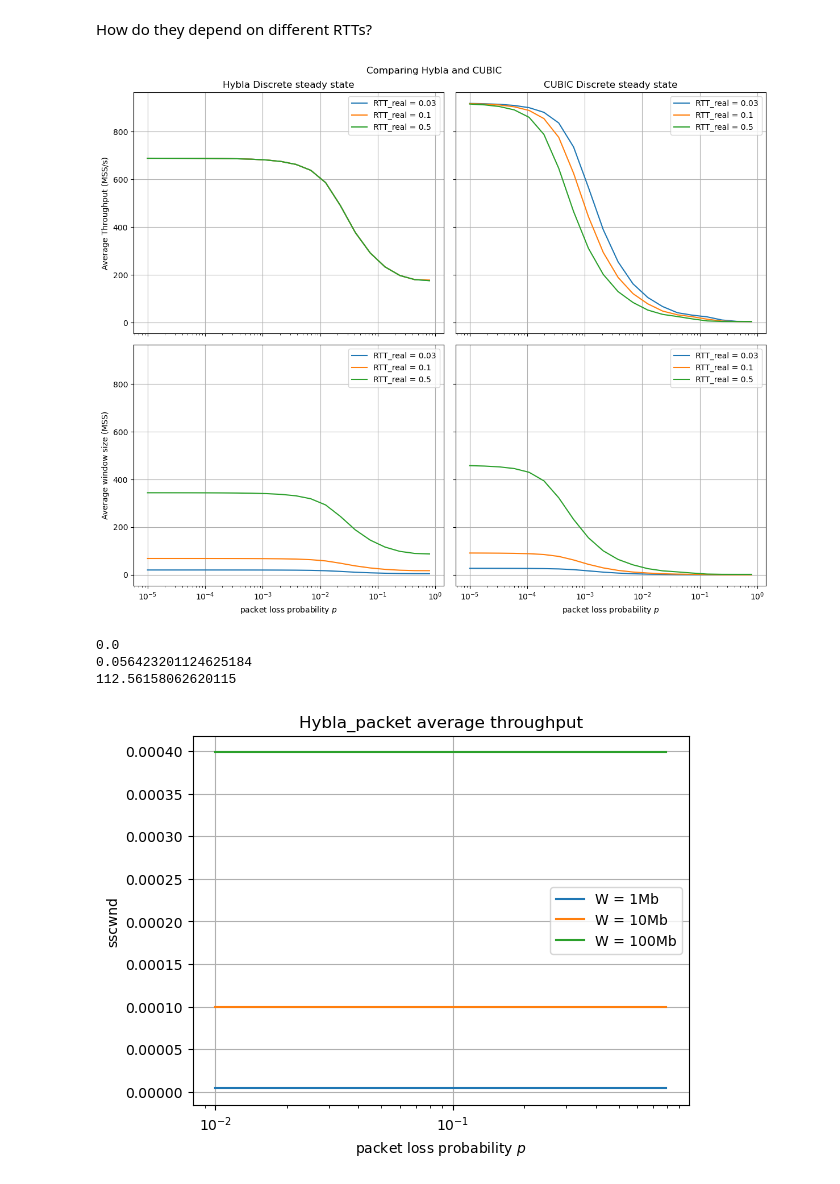
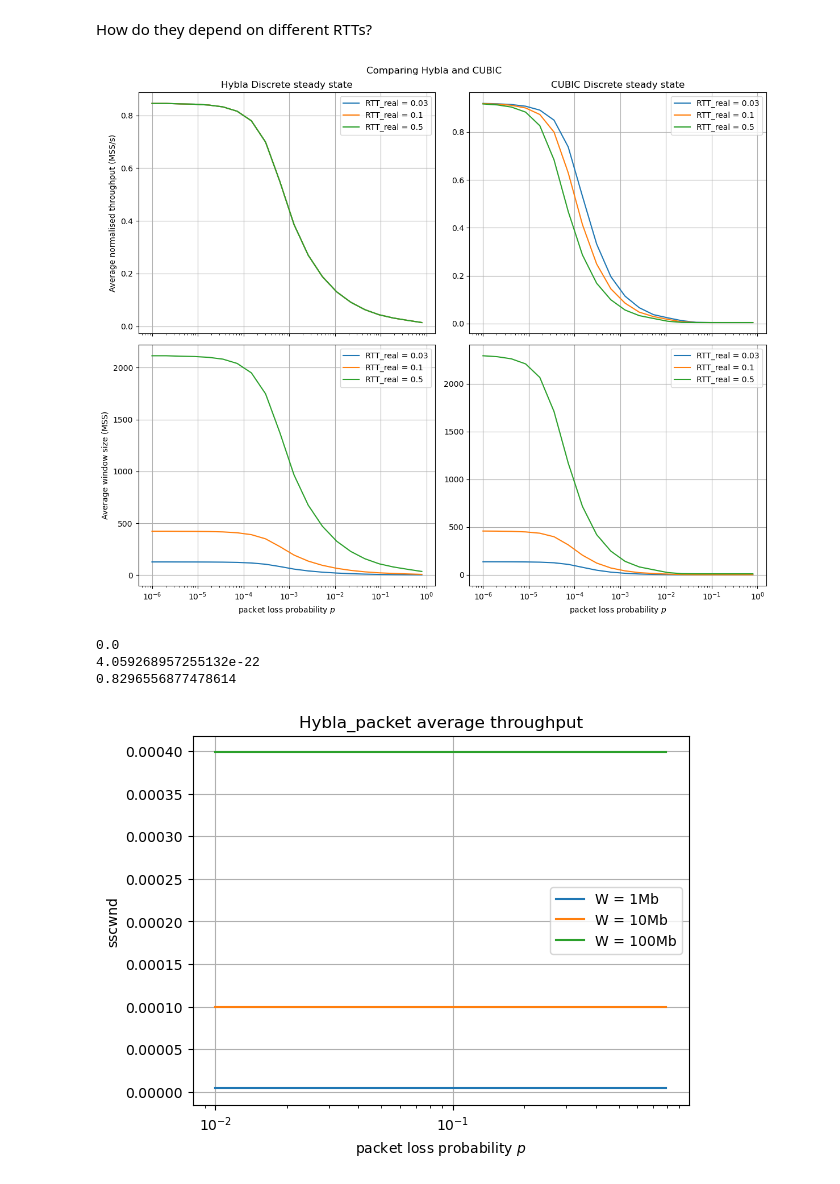
Before and after one commit to megretj/qpepcca, a Jupyter notebook: packetBasedMarkovianModel.ipynb, the cells around one changed output. Cells and saved outputs as stored; diff of their text form; code cells hidden in the pictures.

```diff
--- a/packetBasedMarkovianModel.ipynb
+++ b/packetBasedMarkovianModel.ipynb
@@ -16,0 +43,14 @@ Intel MKL WARNING: Support of Intel(R) Streaming SIMD Extensions 4.2 (Intel(R) S
+# %%
+err_rates = [0.1]
+bandwidths = [1000]
+RTT = 0.5
+throughputs = np.zeros([len(bandwidths),len(err_rates)])
+sdistr = np.zeros([len(bandwidths),10])
+for k,C in enumerate(bandwidths):
+    #sdistr[k,:] = CCA_MarkovChain_Hybla_packet_new(packet_err=1e-3,beta=0.7,N=100,C = C,RTT_real=RTT, RTT0=0.025).compute_stationnary_distribution()
+    for i, l in enumerate(err_rates):
+        wireless = CCA_MarkovChain_Hybla_packet_new(packet_err=l,beta=0.7,N=10,C = C,RTT_real=RTT, RTT0=0.025)
+        wireless.compute_stationnary_distribution()
+        print(wireless.P.round(3))
+        print(wireless.pi.round(3))
+        #throughputs[k,i] = wireless.avg_throughput()
@@ -122,5 +179,5 @@ Average throughput is 2950.5444760064647
 # %%
-wired = CCA_MarkovChain_Hybla_packet(packet_err=0.001,beta=0.7,N=100,C = 1000, RTT_real = 0.25, RTT0=0.025)
+wired = CCA_MarkovChain_Hybla_packet_new(packet_err=0.001,beta=0.7,N=100,C = 5000, RTT_real = 0.25, RTT0=0.025)
 ps = np.logspace(-3,-0.1,3)
 fig, axs = plt.subplots(1, 2, figsize=(13,5))
 for i in ps:
@@ -216,19 +273,22 @@ axs[1].legend()
 [figure]
 # %%
 err_rates = np.logspace(-4,-1,20)
-bandwidths = [300,310,350,700]
+err_ss = 1e-1
+bandwidths = [1000,5000,10000]
 RTT = 0.5
 throughputs = np.zeros([len(bandwidths),len(err_rates)])
 sdistr = np.zeros([len(bandwidths),100])
 for k,C in enumerate(bandwidths):
-    sdistr[k,:] = CCA_MarkovChain_Hybla_packet(packet_err=1e-3,beta=0.7,N=100,C = C,RTT_real=RTT, RTT0=0.025).compute_stationnary_distribution()
+    sdistr[k,:] = CCA_MarkovChain_Hybla_packet_new(packet_err=err_ss,beta=0.7,N=100,C = C,RTT_real=RTT, RTT0=0.025).compute_stationnary_distribution()
     for i, l in enumerate(err_rates):
-        wireless = CCA_MarkovChain_Hybla_packet(packet_err=l,beta=0.7,N=100,C = C,RTT_real=RTT, RTT0=0.025)
-        throughputs[k,i] = wireless.avg_throughput()
+        wireless = CCA_MarkovChain_Hybla_packet_new(packet_err=l,beta=0.7,N=100,C = C,RTT_real=RTT, RTT0=0.025)
+        throughputs[k,i] = wireless.avg_throughput()/C
 fig, axs = plt.subplots(1, 2, figsize=(13,5))
 for k,C in enumerate(bandwidths):
     axs[0].plot(err_rates,throughputs[k,:], label = f"C = {C}Mb/s,W={RTT*C}")
-    axs[1].plot(np.arange(wireless.N),sdistr[k])
+    axs[1].plot(np.arange(wireless.N),sdistr[k], label = f"C = {C}Mb/s,W={RTT*C}")
+    axs[1].set_title(f"Hybla Discrete Stationnary distribution, RTT = {RTT}, p={err_ss}")
+    axs[1].legend()
 axs[0].semilogx()
 axs[0].legend()
 axs[0].grid()
@@ -286,48 +346,48 @@ plt.show()
 # %% [markdown]
 How do they depend on different RTTs?
 # %%
-err_rates = np.logspace(-5,-0.1,20)
+err_rates = np.logspace(-6,-0.1,20)
 RTTs = [0.03, 0.1,0.5]
 throughputs = np.zeros([len(RTTs),len(err_rates),4])
 
 for k,R in enumerate(RTTs):
     for i, l in enumerate(err_rates):
-        wireless = CCA_MarkovChain_Hybla_packet(packet_err=l,beta=0.7,N=100,C = 1000,RTT_real=R, RTT0=0.025)
-        cubic = CCA_MarkovChain_CUBIC_packet(packet_err=l,beta=0.7,N=100,C = 1000,RTT_real=R)
+        wireless = CCA_MarkovChain_Hybla_packet_new(packet_err=l,beta=0.7,N=100,C = 5000,RTT_real=R, RTT0=0.025)
+        cubic = CCA_MarkovChain_CUBIC_packet(packet_err=l,beta=0.7,N=100,C = 5000,RTT_real=R)
         throughputs[k,i,0] = wireless.avg_throughput()
         throughputs[k,i,1] = cubic.avg_throughput()
-    throughputs[k,:,2] = throughputs[k,:,0]*R
-    throughputs[k,:,3] = throughputs[k,:,1]*R
+    throughputs[k,:,2] = throughputs[k,:,0]*wireless.W
+    throughputs[k,:,3] = throughputs[k,:,1]*cubic.W
 
-fig, axs = plt.subplots(2, 2, figsize=(12,10),sharex=True, sharey=True)
+fig, axs = plt.subplots(2, 2, figsize=(12,10),sharex=True, sharey="row")
 for k,R in enumerate(RTTs):
     axs[0,0].plot(err_rates,throughputs[k,:,0], label = f"RTT_real = {R}")
     axs[0,1].plot(err_rates,throughputs[k,:,1], label = f"RTT_real = {R}")
     axs[1,0].plot(err_rates,throughputs[k,:,2], label = f"RTT_real = {R}")
     axs[1,1].plot(err_rates,throughputs[k,:,3], label = f"RTT_real = {R}")
 axs[0,0].semilogx()
 axs[0,0].legend()
 axs[0,0].grid()
 axs[0,0].set_title(r"Hybla Discrete steady state")
-axs[0,0].set_ylabel(r'Average Throughput (MSS/s)')
+axs[0,0].set_ylabel(r'Average normalised throughput (MSS/s)')
 axs[0,1].semilogx()
 axs[0,1].legend()
 axs[0,1].grid()
 axs[0,1].set_title(r"CUBIC Discrete steady state")
 axs[1,0].semilogx()
 axs[1,0].legend()
 axs[1,0].grid()
 axs[1,0].set_xlabel(r"packet loss probability $p$")
 axs[1,0].set_ylabel(r'Average window size (MSS)')
 axs[1,1].semilogx()
 axs[1,1].legend()
 axs[1,1].grid()
 axs[1,1].set_xlabel(r"packet loss probability $p$")
 fig.suptitle("Comparing Hybla and CUBIC")
 fig.tight_layout()
 plt.show()
 # %% [output]
-[figure, old version]
+[figure, new version]
 # %%
 err_rates = np.logspace(-2,-0.1,20)
 throughputs = np.zeros([3,len(err_rates)])
@@ -336,7 +396,7 @@ for k,C in enumerate([100,500,1000]):
         wireless = CCA_MarkovChain_Hybla_packet(packet_err=l,beta=0.7,N=100,C = C,RTT_real=0.1)
         wireless.avg_throughput()
         throughputs[k,i] = wireless.S[0,0]
-    print(np.sum(wireless.P[0,:]))
+    print(np.sum(wireless.P[50,:]))
 
 plt.plot(err_rates,throughputs[0,:], label = "W = 1Mb")
 plt.plot(err_rates,throughputs[1,:], label = "W = 10Mb")
@@ -350,6 +410,6 @@ plt.ylabel(r'sscwnd')
 plt.show()
 # %% [output]
 0.0
-0.056423201124625184
-112.56158062620115
+4.059268957255132e-22
+0.8296556877478614
 [figure]
```
Also changed, not shown: parts of 8 cells of this notebook, 1 other file.
